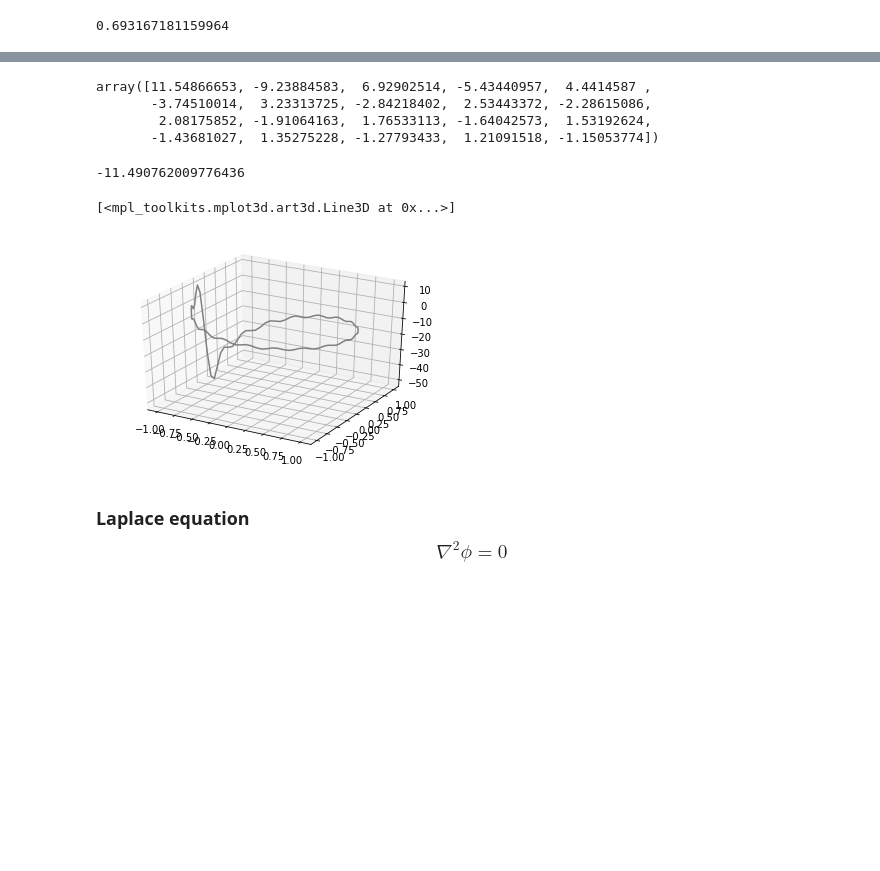
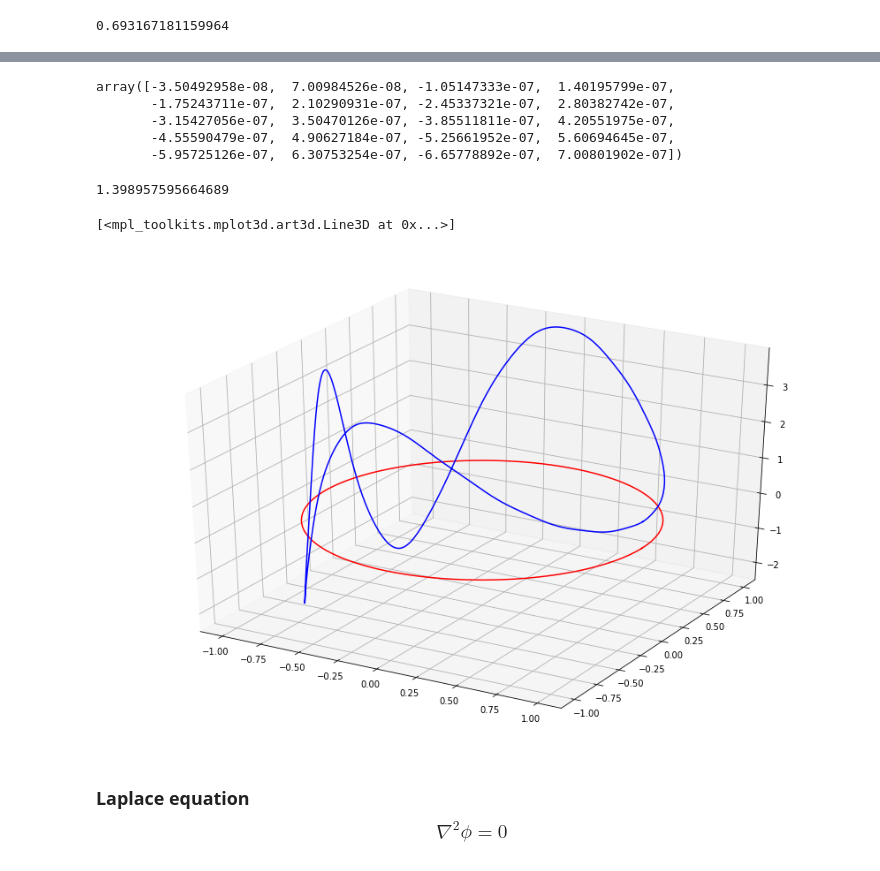
Before and after one commit to dabarbosa10/SimAndNaturalProcesses, a Jupyter notebook: Laplace.ipynb, the cells around one changed output, grey strips where cells are left out. Cells and saved outputs as stored; diff of their text form; code cells hidden in the pictures; blank space fills up the shorter version.

```diff
--- a/Laplace.ipynb
+++ b/Laplace.ipynb
@@ -22,8 +22,8 @@ def coeff(it):
     a=np.zeros(it)
     b=np.zeros(it)
     for i in range(1,it+1):
-        a[i-1]=Simpson(lambda x: np.exp(x)*np.cos(i*x),-np.pi,np.pi,5000)
-        b[i-1]=Simpson(lambda x: np.exp(x)*np.sin(i*x),-np.pi,np.pi,5000)
+        a[i-1]=Simpson(lambda x: np.cos(x**2-1)*np.cos(i*x),-np.pi,np.pi,5000)
+        b[i-1]=Simpson(lambda x: np.cos(x**2-1)*np.sin(i*x),-np.pi,np.pi,5000)
     return a,b
 # %%
 SerCos,SerSin=coeff(20)
@@ -38,10 +37,11 @@ array([-1.14907620e+01,  4.56151858e+00, -2.25177101e+00,  1.30069879e+00,
 # %%
 SerSin
 # %% [output]
-array([11.54866653, -9.23884583,  6.92902514, -5.43440957,  4.4414587 ,
-       -3.74510014,  3.23313725, -2.84218402,  2.53443372, -2.28615086,
-        2.08175852, -1.91064163,  1.76533113, -1.64042573,  1.53192624,
-       -1.43681027,  1.35275228, -1.27793433,  1.21091518, -1.15053774])
+array([-3.50492958e-08,  7.00984526e-08, -1.05147333e-07,  1.40195799e-07,
+       -1.75243711e-07,  2.10290931e-07, -2.45337321e-07,  2.80382742e-07,
+       -3.15427056e-07,  3.50470126e-07, -3.85511811e-07,  4.20551975e-07,
+       -4.55590479e-07,  4.90627184e-07, -5.25661952e-07,  5.60694645e-07,
+       -5.95725126e-07,  6.30753254e-07, -6.65778892e-07,  7.00801902e-07])
 # %%
 def usol(r,theta,sn,cs):
     s=0
@@ -51,22 +51,24 @@ def usol(r,theta,sn,cs):
 # %%
 usol(0,0,SerSin,SerCos)
 # %% [output]
--11.490762009776436
+1.398957595664689
 # %%
-front=np.linspace(0,2*np.pi,100)
-graphfron=np.zeros(100)
+front=np.linspace(0,2*np.pi,1000)
+graphfron=np.zeros(1000)
 # %%
 for j in range(0,len(front)):
     graphfron[j]=usol(1,front[j],SerSin,SerCos)
 # %%
 X1=np.cos(front)
 Y1=np.sin(front)
-Z=graphfron
-fig = plt.figure()
+Z1=graphfron
+z2=np.zeros(len(X1))
+fig = plt.figure(figsize=(15,10))
 ax = plt.axes(projection="3d")
-ax.plot3D(X1,Y1,Z, 'gray')
+ax.plot3D(X1,Y1,z2,'red')
+ax.plot3D(X1,Y1,Z1, 'blue')
 # %% [output]
 [<mpl_toolkits.mplot3d.art3d.Line3D at 0x...>]
-[figure, old version]
+[figure, new version]
 # %% [markdown]
 ### Laplace equation $$\nabla ^2 \phi=0$$
```
Also changed, not shown: parts of 2 cells of this notebook.
